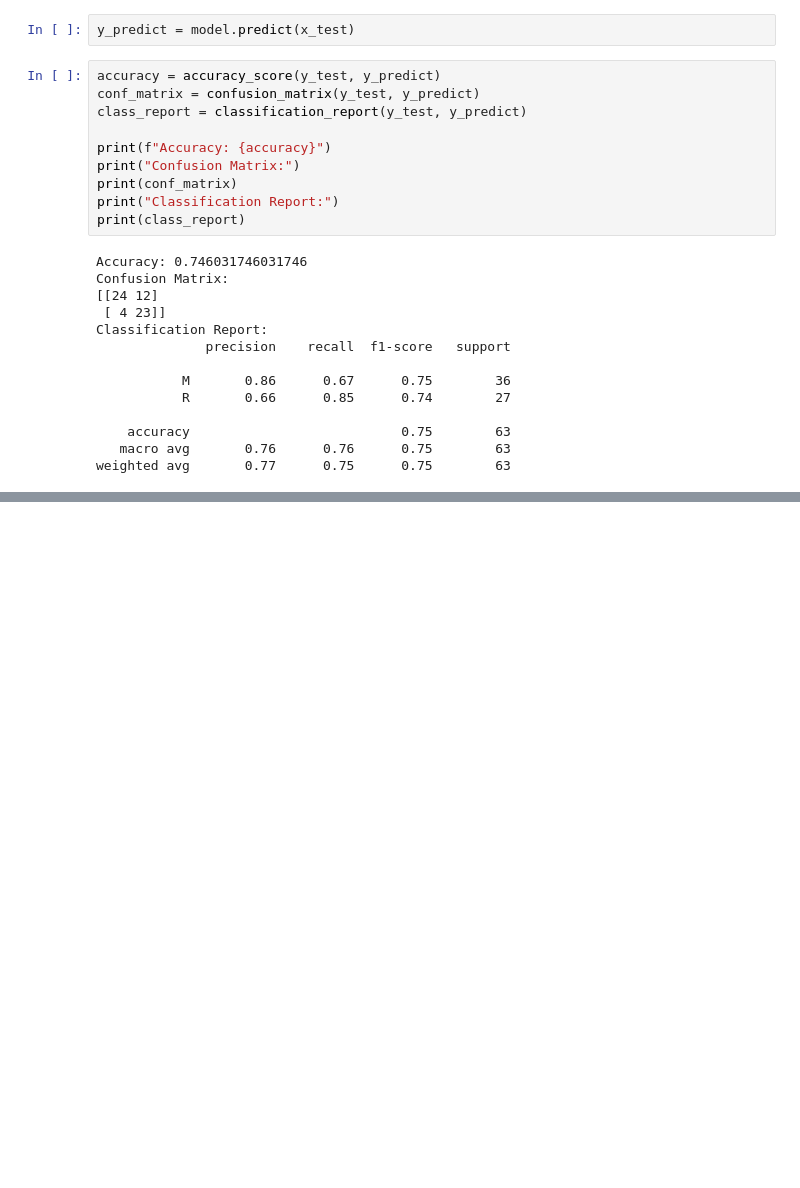
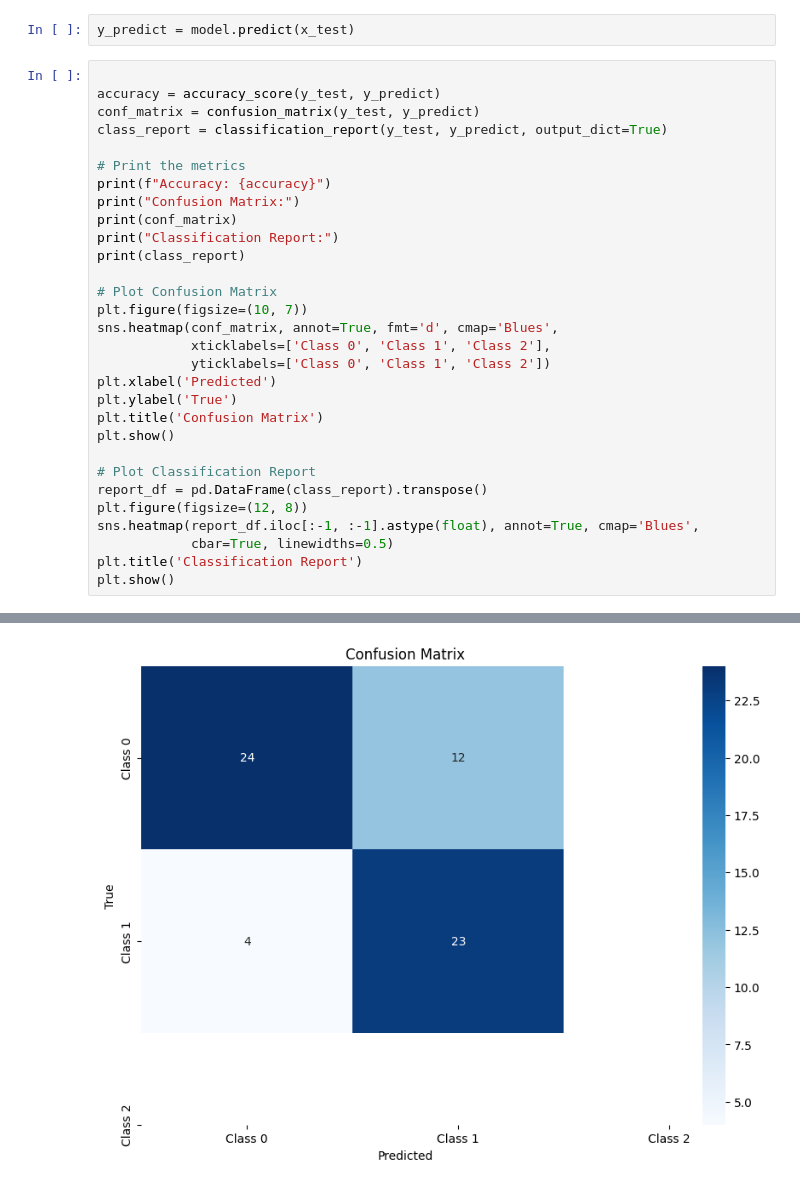
Before and after one commit to Mohamedkhaled2310/ML-Models, a Jupyter notebook: Study.ipynb, the cells around one changed output, grey strips where cells are left out. Cells and saved outputs as stored; diff of their text form; blank space fills up the shorter version.

```diff
--- a/Study.ipynb
+++ b/Study.ipynb
@@ -53,27 +58,34 @@ model.fit(x_train,y_train)
 LogisticRegression()
 # %%
 y_predict = model.predict(x_test)
-# %%
-accuracy = accuracy_score(y_test, y_predict)
-conf_matrix = confusion_matrix(y_test, y_predict)
-class_report = classification_report(y_test, y_predict)
-
-print(f"Accuracy: {accuracy}")
-print("Confusion Matrix:")
-print(conf_matrix)
-print("Classification Report:")
-print(class_report)
-# %% [output]
-Accuracy: 0.746031746031746
-Confusion Matrix:
-[[24 12]
- [ 4 23]]
-Classification Report:
-              precision    recall  f1-score   support
-
-           M       0.86      0.67      0.75        36
-           R       0.66      0.85      0.74        27
-
-    accuracy                           0.75        63
-   macro avg       0.76      0.76      0.75        63
-weighted avg       0.77      0.75      0.75        63
+# %%
+
+accuracy = accuracy_score(y_test, y_predict)
+conf_matrix = confusion_matrix(y_test, y_predict)
+class_report = classification_report(y_test, y_predict, output_dict=True)
+
+# Print the metrics
+print(f"Accuracy: {accuracy}")
+print("Confusion Matrix:")
+print(conf_matrix)
+print("Classification Report:")
+print(class_report)
+
+# Plot Confusion Matrix
+plt.figure(figsize=(10, 7))
+sns.heatmap(conf_matrix, annot=True, fmt='d', cmap='Blues',
+            xticklabels=['Class 0', 'Class 1', 'Class 2'],
+            yticklabels=['Class 0', 'Class 1', 'Class 2'])
+plt.xlabel('Predicted')
+plt.ylabel('True')
+plt.title('Confusion Matrix')
+plt.show()
+
+# Plot Classification Report
+report_df = pd.DataFrame(class_report).transpose()
+plt.figure(figsize=(12, 8))
+sns.heatmap(report_df.iloc[:-1, :-1].astype(float), annot=True, cmap='Blues',
+            cbar=True, linewidths=0.5)
+plt.title('Classification Report')
+plt.show()
+# %% [output]
@@ -79,0 +98 @@ weighted avg       0.77      0.75      0.75        63
+[figure, added]
```
Also changed, not shown: parts of 3 cells of this notebook.
